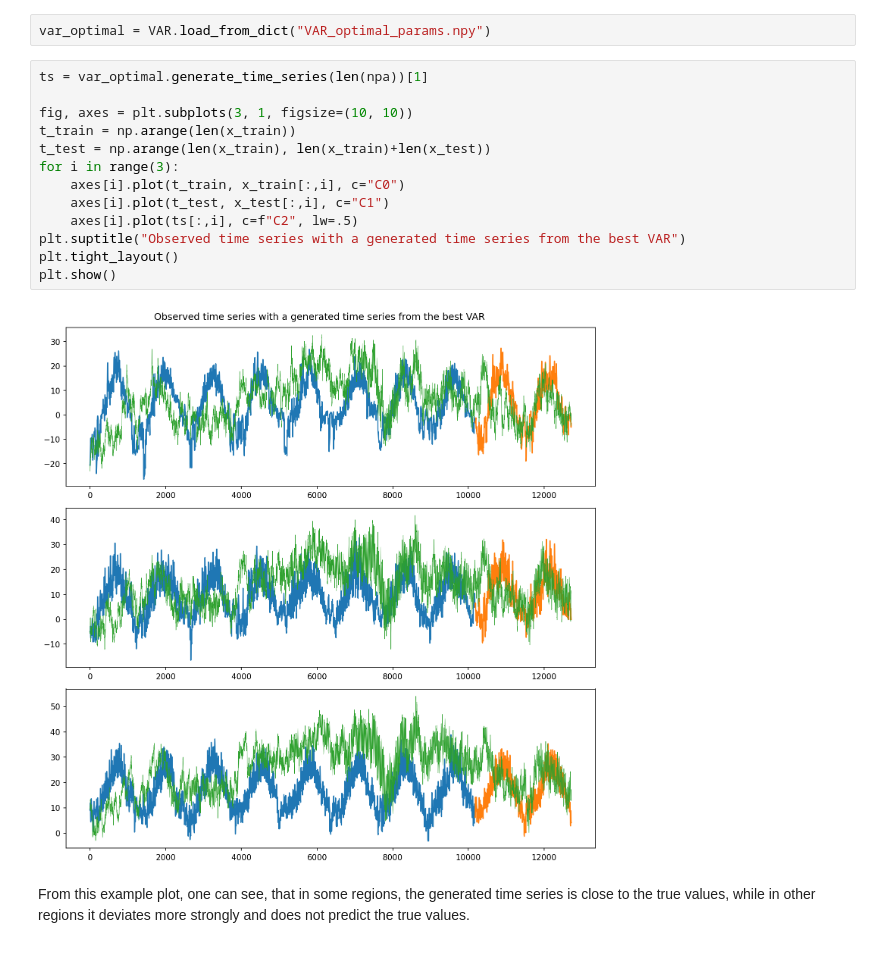
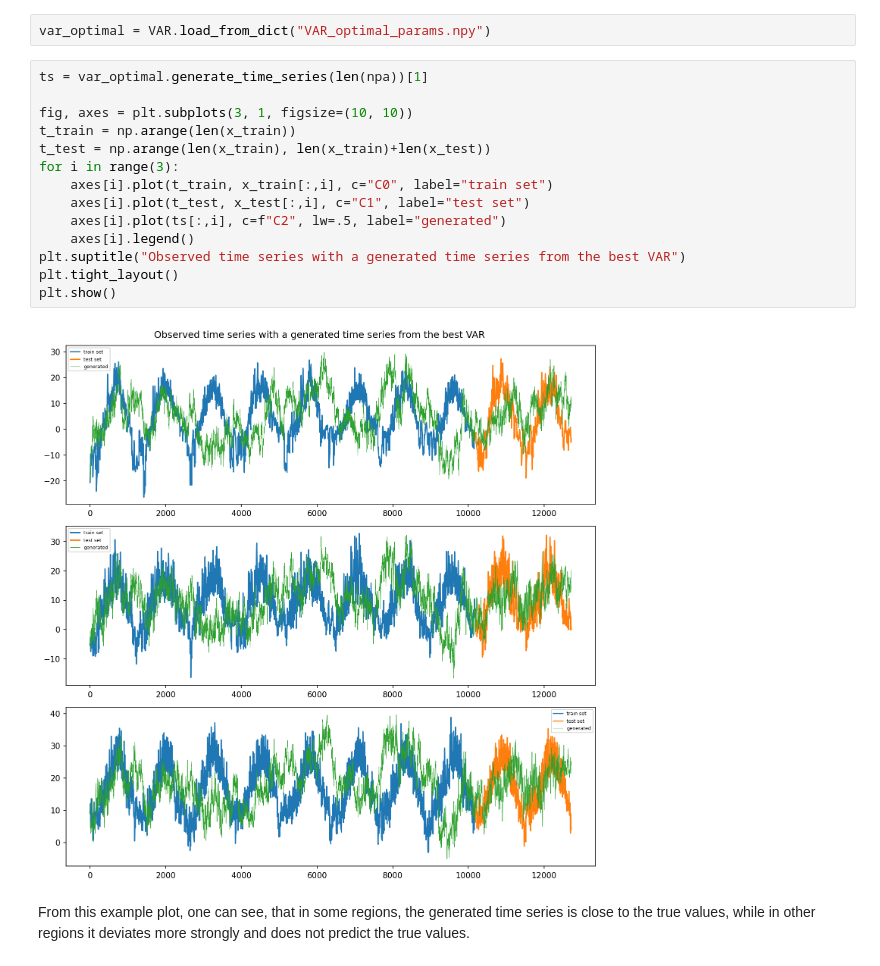
Before and after one commit to LarsKue/TSA-RNN-final-project, a Jupyter notebook: VAR.ipynb, the cells around one changed output. Drawn from its saved outputs; the diff is of its cells as text.

Commit message:
commented PRNN and added legend to VAR

```diff
--- a/VAR.ipynb
+++ b/VAR.ipynb
@@ -530,18 +532,19 @@ var_optimal = VAR.load_from_dict("VAR_optimal_params.npy")
 # %%
 ts = var_optimal.generate_time_series(len(npa))[1]
 
 fig, axes = plt.subplots(3, 1, figsize=(10, 10))
 t_train = np.arange(len(x_train))
 t_test = np.arange(len(x_train), len(x_train)+len(x_test))
 for i in range(3):
-    axes[i].plot(t_train, x_train[:,i], c="C0")
-    axes[i].plot(t_test, x_test[:,i], c="C1")
-    axes[i].plot(ts[:,i], c=f"C2", lw=.5)
+    axes[i].plot(t_train, x_train[:,i], c="C0", label="train set")
+    axes[i].plot(t_test, x_test[:,i], c="C1", label="test set")
+    axes[i].plot(ts[:,i], c=f"C2", lw=.5, label="generated")
+    axes[i].legend()
 plt.suptitle("Observed time series with a generated time series from the best VAR")
 plt.tight_layout()
 plt.show()
 # %% [output]
-[figure, old version]
+[figure, new version]
 # %% [markdown]
 From this example plot, one can see, that in some regions, the generated time series is close to the true values, while in other regions it deviates more strongly and does not predict the true values.
 # %%
```
Also changed, not shown: parts of 1 cell of this notebook.
